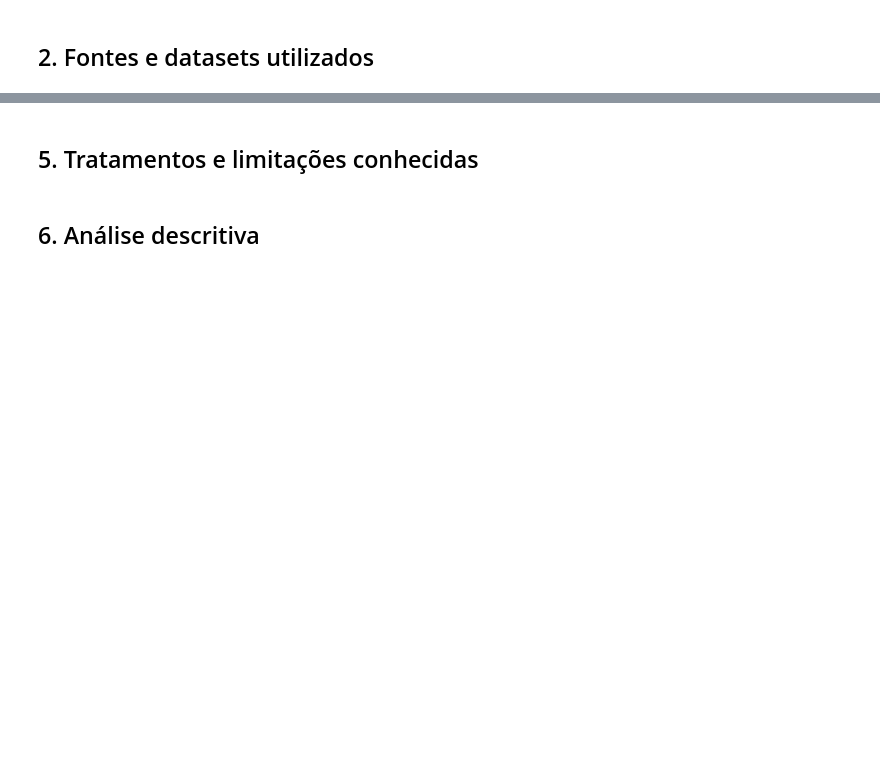
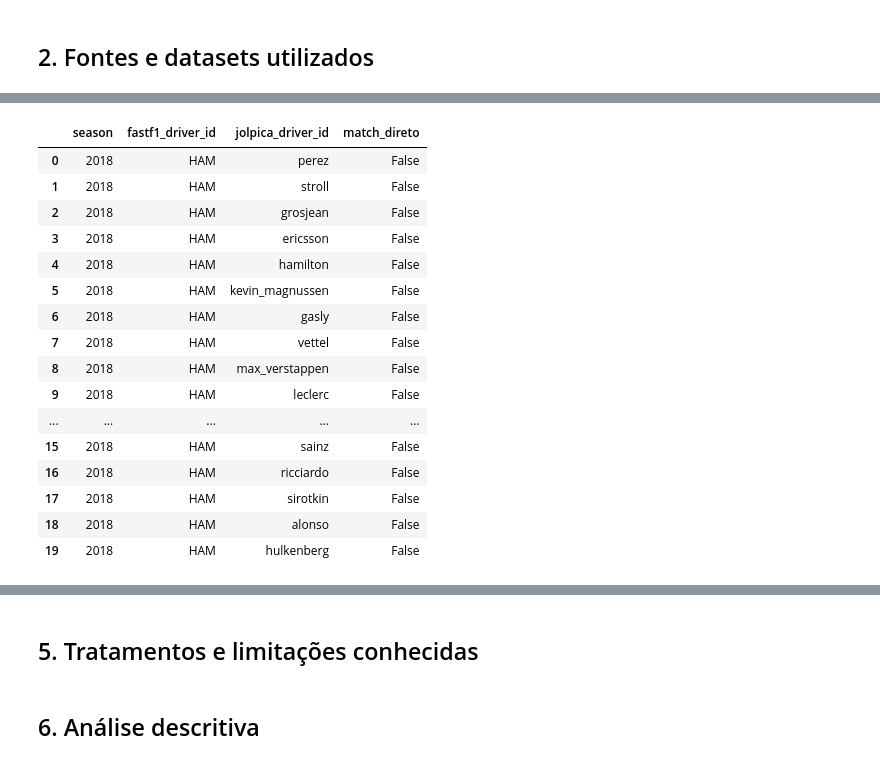
Before and after one commit to Maik093/ProjetoHandsOnMack, a Jupyter notebook: notebooks/atividade_02/eda_f1.ipynb, the cells around one changed output, grey strips where cells are left out. Drawn from its saved outputs; the diff is of its cells as text; code cells hidden in the pictures; blank space fills up the shorter version.

```diff
--- a/notebooks/atividade_02/eda_f1.ipynb
+++ b/notebooks/atividade_02/eda_f1.ipynb
@@ -12,0 +752,42 @@ Notebook de Análise Exploratória de Dados (estrutura inicial).
+# %%
+comparacao_ids = (
+    pneus[["season", "driver_id"]]
+    .drop_duplicates()
+    .rename(columns={"driver_id": "fastf1_driver_id"})
+    .merge(
+        resultados[["season", "driver_id"]]
+        .drop_duplicates()
+        .rename(columns={"driver_id": "jolpica_driver_id"}),
+        on="season",
+        how="inner"
+    )
+)
+
+comparacao_ids["match_direto"] = (
+    comparacao_ids["fastf1_driver_id"]
+    == comparacao_ids["jolpica_driver_id"]
+)
+
+display(
+    comparacao_ids[
+        ["season", "fastf1_driver_id", "jolpica_driver_id", "match_direto"]
+    ].head(20)
+)
+# %% [output]
+|  | season | fastf1_driver_id | jolpica_driver_id | match_direto |
+| 0 | 2018 | HAM | perez | False |
+| 1 | 2018 | HAM | stroll | False |
+| 2 | 2018 | HAM | grosjean | False |
+| 3 | 2018 | HAM | ericsson | False |
+| 4 | 2018 | HAM | hamilton | False |
+| 5 | 2018 | HAM | kevin_magnussen | False |
+| 6 | 2018 | HAM | gasly | False |
+| 7 | 2018 | HAM | vettel | False |
+| 8 | 2018 | HAM | max_verstappen | False |
+| 9 | 2018 | HAM | leclerc | False |
+| ... | ... | ... | ... | ... |
+| 15 | 2018 | HAM | sainz | False |
+| 16 | 2018 | HAM | ricciardo | False |
+| 17 | 2018 | HAM | sirotkin | False |
+| 18 | 2018 | HAM | alonso | False |
+| 19 | 2018 | HAM | hulkenberg | False |
```
Also changed, not shown: parts of 46 cells of this notebook.
